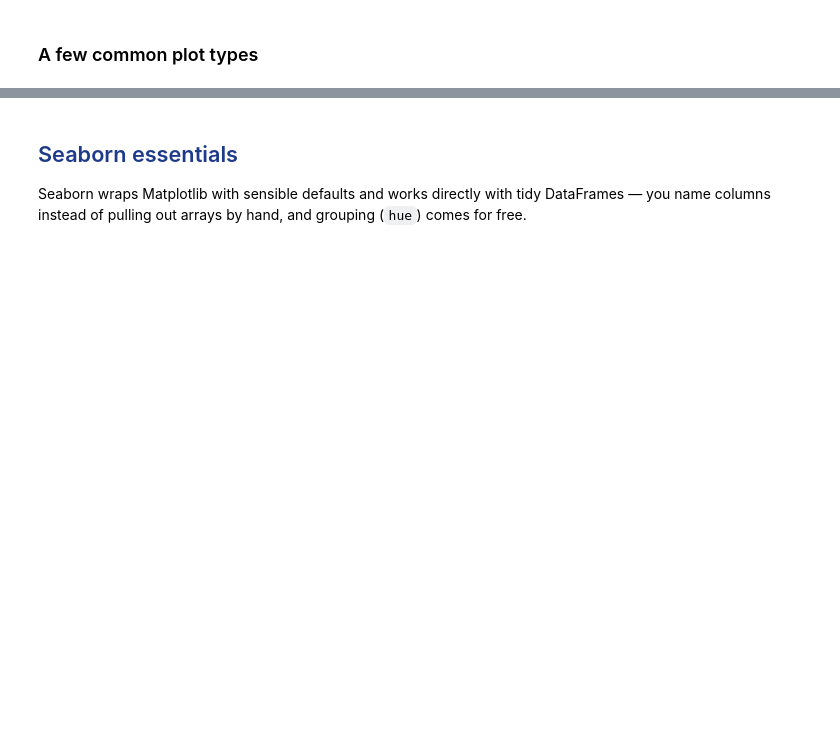
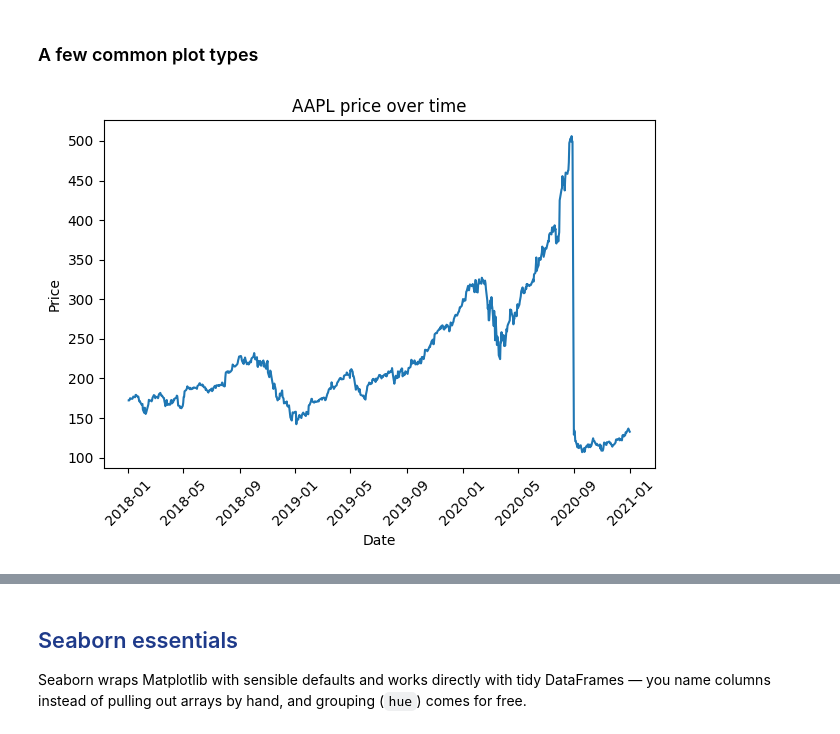
Before and after one commit to sharafi-zahra/Data-Science-Course-WS2026, a Jupyter notebook: Session 2/Session 2b - Data Visualization and EDA.ipynb, the cells around one changed output, grey strips where cells are left out. Drawn from its saved outputs; the diff is of its cells as text; code cells hidden in the pictures; blank space fills up the shorter version.

```diff
--- a/Session 2/Session 2b - Data Visualization and EDA.ipynb
+++ b/Session 2/Session 2b - Data Visualization and EDA.ipynb
@@ -47,11 +62,15 @@ plt.show()
 # %%
 aapl = df[df["Ticker Symbol"] == "AAPL"].sort_values("Names Date")
 
 plt.plot(aapl["Names Date"], aapl["Price or Bid/Ask Average"])
 plt.title("AAPL price over time")
 plt.xlabel("Date")
 plt.ylabel("Price")
+plt.xticks(rotation=45)   # dates overlap otherwise -- angle them so they stay readable
+plt.tight_layout()       # make room for the angled labels so they do not get cut off
 plt.show()
+# %% [output]
+[figure, added]
 # %%
 plt.hist(df["Returns"], bins=50)
 plt.title("Distribution of daily returns, all tickers pooled")
```
Also changed, not shown: parts of 40 cells of this notebook, 1 other file.
